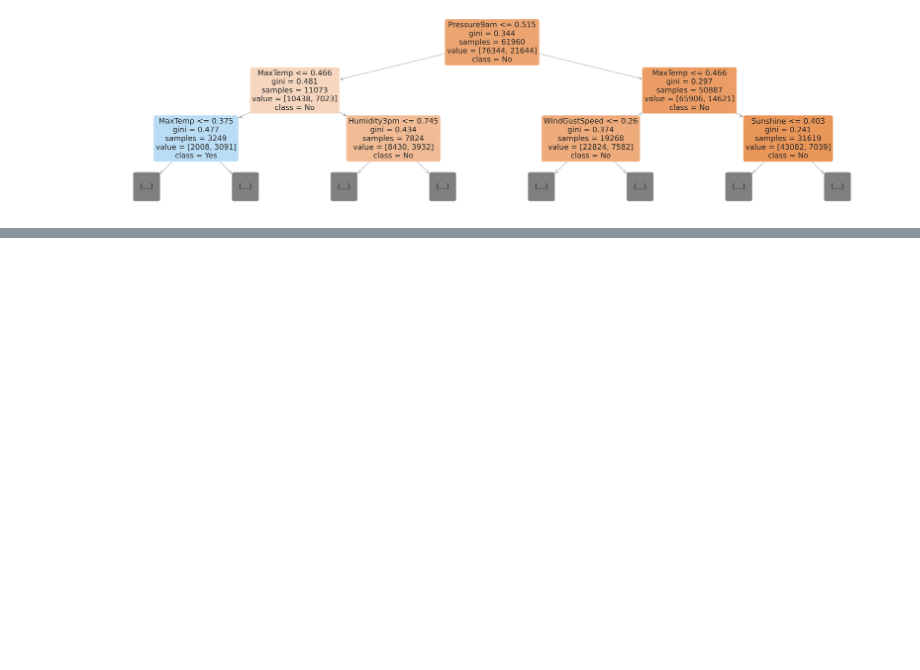
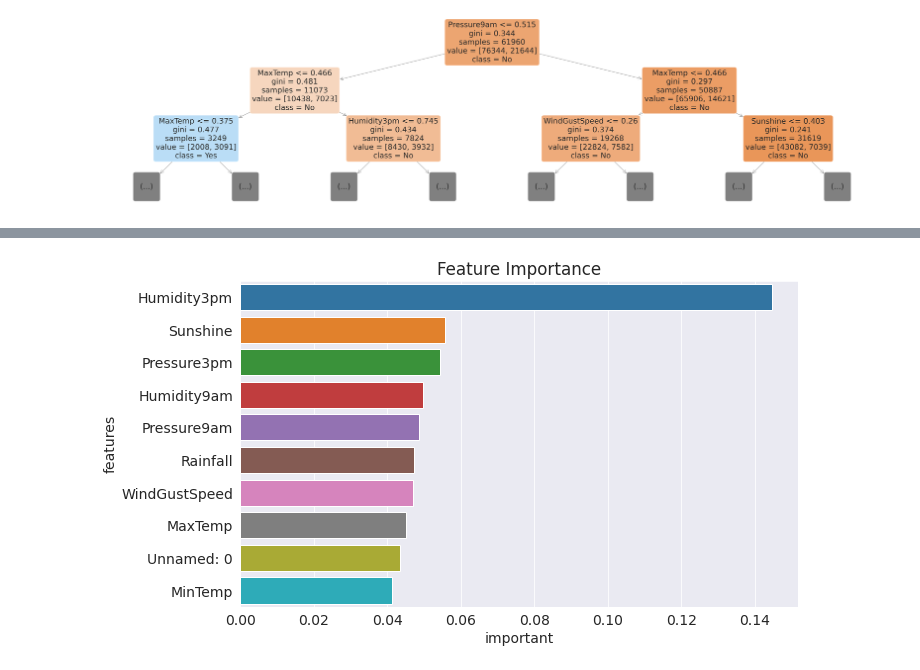
Before and after one commit to mathur-exe-zz/Jovian-o-to-GBM, a Jupyter notebook: 2 - Weather Prediction (Logistic Regrssion, Decision Tree)/2c - Random Forest.ipynb, the cells around one changed output, grey strips where cells are left out. Saved outputs shown, nothing was run; the diff lists cells and outputs as text; code cells hidden in the pictures; blank space fills up the shorter version.

```diff
--- a/2 - Weather Prediction (Logistic Regrssion, Decision Tree)/2c - Random Forest.ipynb
+++ b/2 - Weather Prediction (Logistic Regrssion, Decision Tree)/2c - Random Forest.ipynb
@@ -78,3 +74,10 @@ plt.figure(figsize=(80, 20))
 plot_tree(model.estimators_[0], max_depth=2, feature_names=train_input.columns, filled=True, rounded=True, class_names=model.classes_);
 # %% [output]
 [figure]
+# %%
+important_df = pd.DataFrame({
+                            'features': train_input.columns,
+                            'important': model.feature_importances_
+}).sort_values('important', ascending=False)
+
+important_df.head(10)
@@ -80,0 +96,5 @@ plot_tree(model.estimators_[0], max_depth=2, feature_names=train_input.columns,
+# %%
+plt.title('Feature Importance')
+sns.barplot(data=important_df.head(10), x='important', y='features');
+# %% [output]
+[figure, added]
```
Also changed, not shown: parts of 6 cells of this notebook.
